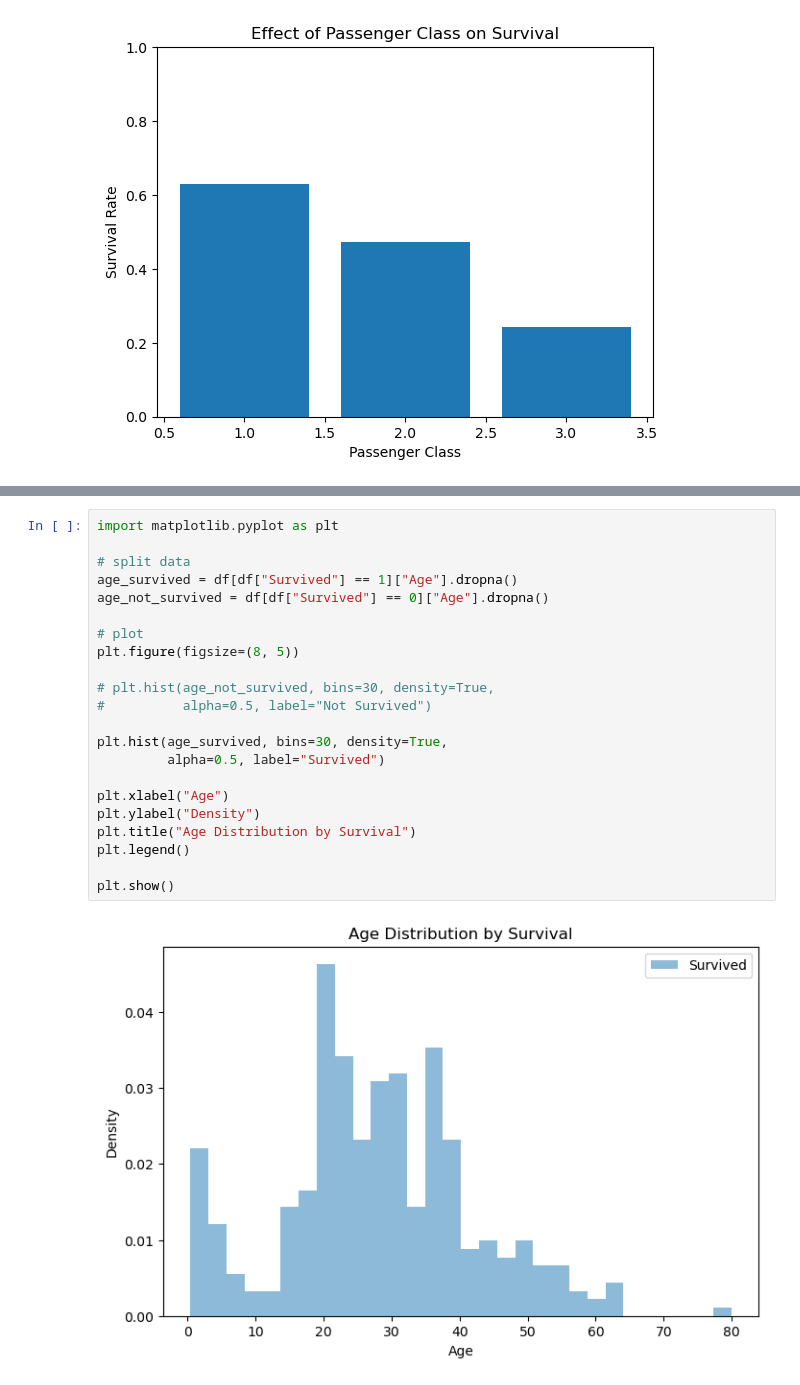
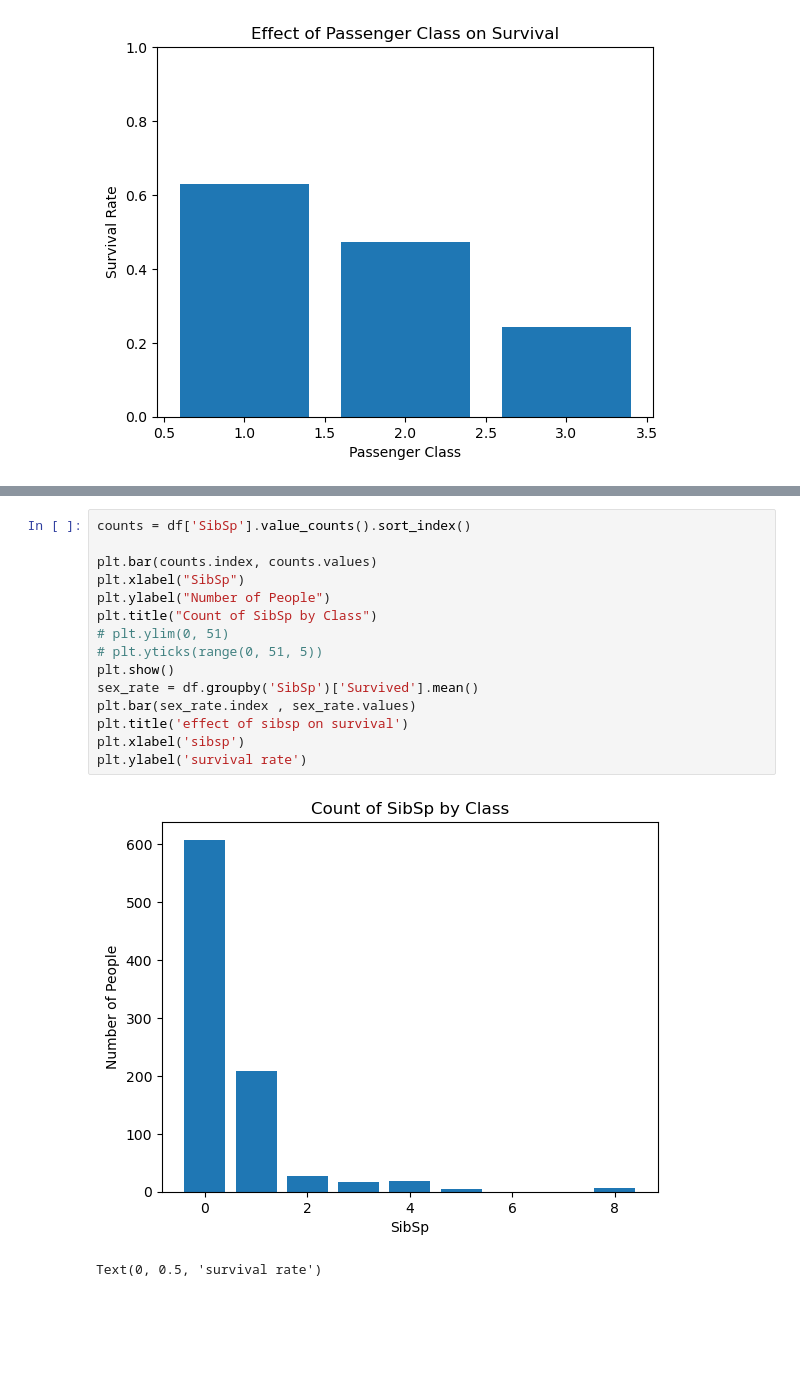
Before and after one commit to codedbyyprince/Titanic-Survival-ML-Model-Practice-, a Jupyter notebook: EDA.ipynb, the cells around one changed output, grey strips where cells are left out. Saved outputs shown, nothing was run; the diff lists cells and outputs as text; blank space fills up the shorter version.

```diff
--- a/EDA.ipynb
+++ b/EDA.ipynb
@@ -227,24 +247,18 @@ plt.show()
-# %%
-import matplotlib.pyplot as plt
-
-# split data
-age_survived = df[df["Survived"] == 1]["Age"].dropna()
-age_not_survived = df[df["Survived"] == 0]["Age"].dropna()
-
-# plot
-plt.figure(figsize=(8, 5))
-
-# plt.hist(age_not_survived, bins=30, density=True,
-#          alpha=0.5, label="Not Survived")
-
-plt.hist(age_survived, bins=30, density=True,
-         alpha=0.5, label="Survived")
-
-plt.xlabel("Age")
-plt.ylabel("Density")
-plt.title("Age Distribution by Survival")
-plt.legend()
-
-plt.show()
-# %% [output]
-[figure, removed]
+# %%
+counts = df['SibSp'].value_counts().sort_index()
+
+plt.bar(counts.index, counts.values)
+plt.xlabel("SibSp")
+plt.ylabel("Number of People")
+plt.title("Count of SibSp by Class")
+# plt.ylim(0, 51)
+# plt.yticks(range(0, 51, 5))
+plt.show()
+sex_rate = df.groupby('SibSp')['Survived'].mean()
+plt.bar(sex_rate.index , sex_rate.values)
+plt.title('effect of sibsp on survival')
+plt.xlabel('sibsp')
+plt.ylabel('survival rate')
+# %% [output]
+[figure, added]
+Text(0, 0.5, 'survival rate')
```
Also changed, not shown: parts of 7 cells of this notebook.
